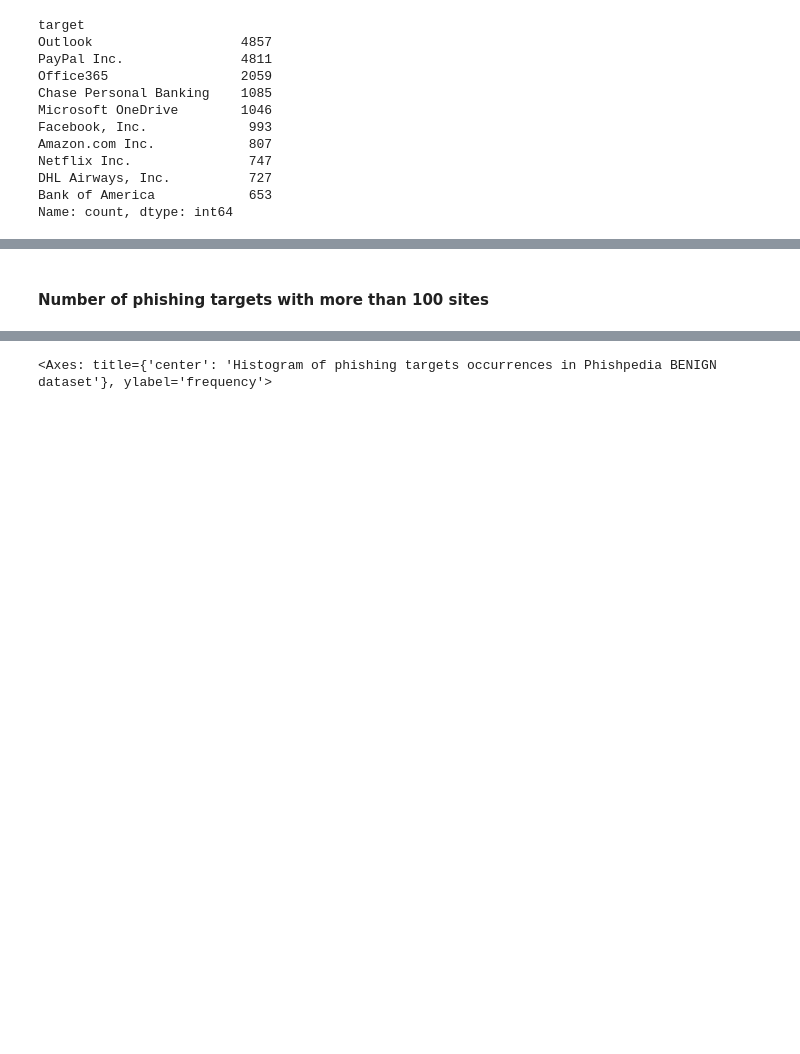
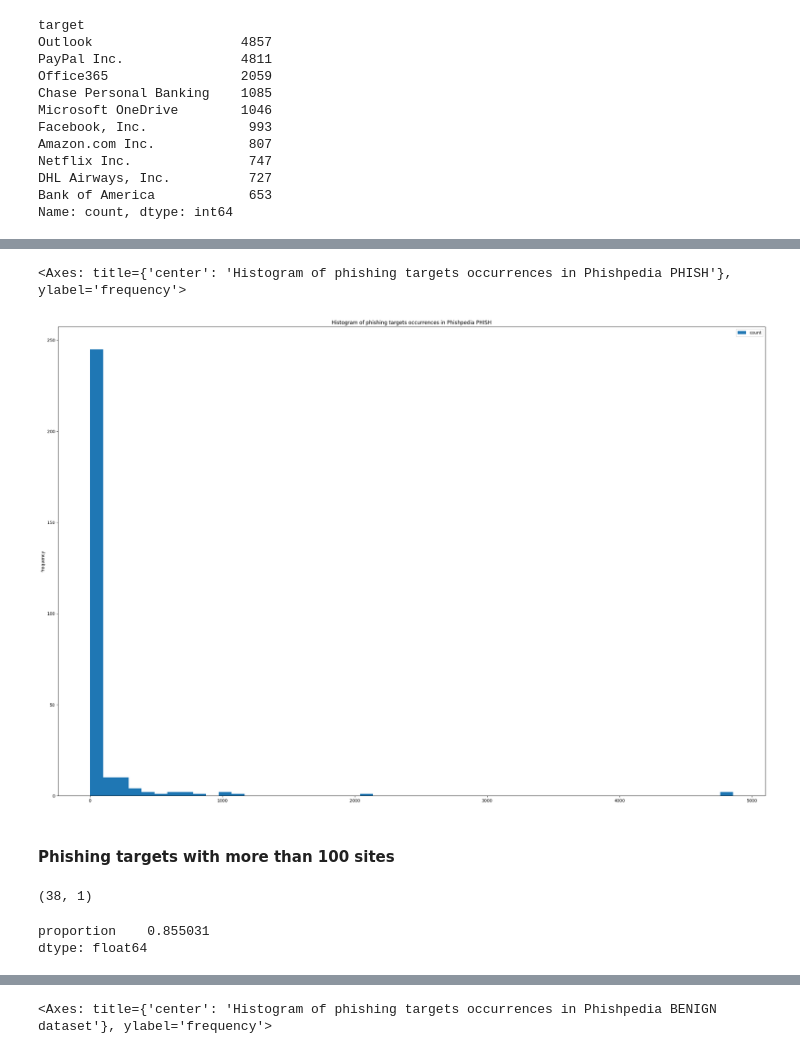
Before and after one commit to Percival33/phish-target-recognition, a Jupyter notebook: notebooks/008-datasets-analisys.ipynb, the cells around one changed output, grey strips where cells are left out. Drawn from its saved outputs; the diff is of its cells as text; code cells hidden in the pictures; blank space fills up the shorter version.

```diff
--- a/notebooks/008-datasets-analisys.ipynb
+++ b/notebooks/008-datasets-analisys.ipynb
@@ -488,3 +510,24 @@ Name: count, dtype: int64
+# %%
+pd.DataFrame(phishpedia_phish["target"].value_counts()).plot.hist(
+    figsize=(30, 20),
+    bins=50,
+    ylabel="frequency",
+    title="Histogram of phishing targets occurrences in Phishpedia PHISH",
+)
+# %% [output]
+<Axes: title={'center': 'Histogram of phishing targets occurrences in Phishpedia PHISH'}, ylabel='frequency'>
+[figure, added]
 # %% [markdown]
-#### Number of phishing targets with more than 100 sites
+#### Phishing targets with more than 100 sites
+# %%
+df3 = pd.DataFrame(phishpedia_phish["target"].value_counts())
+pp_phish_100_examples = df3[df3["count"] > 100]
+pp_phish_100_examples.shape
+# %% [output]
+(38, 1)
+# %%
+pd.DataFrame(phishpedia_phish["target"].value_counts(normalize=True)).head(n=38).sum()
+# %% [output]
+proportion    0.855031
+dtype: float64
 # %%
```
Also changed, not shown: parts of 28 cells of this notebook.
